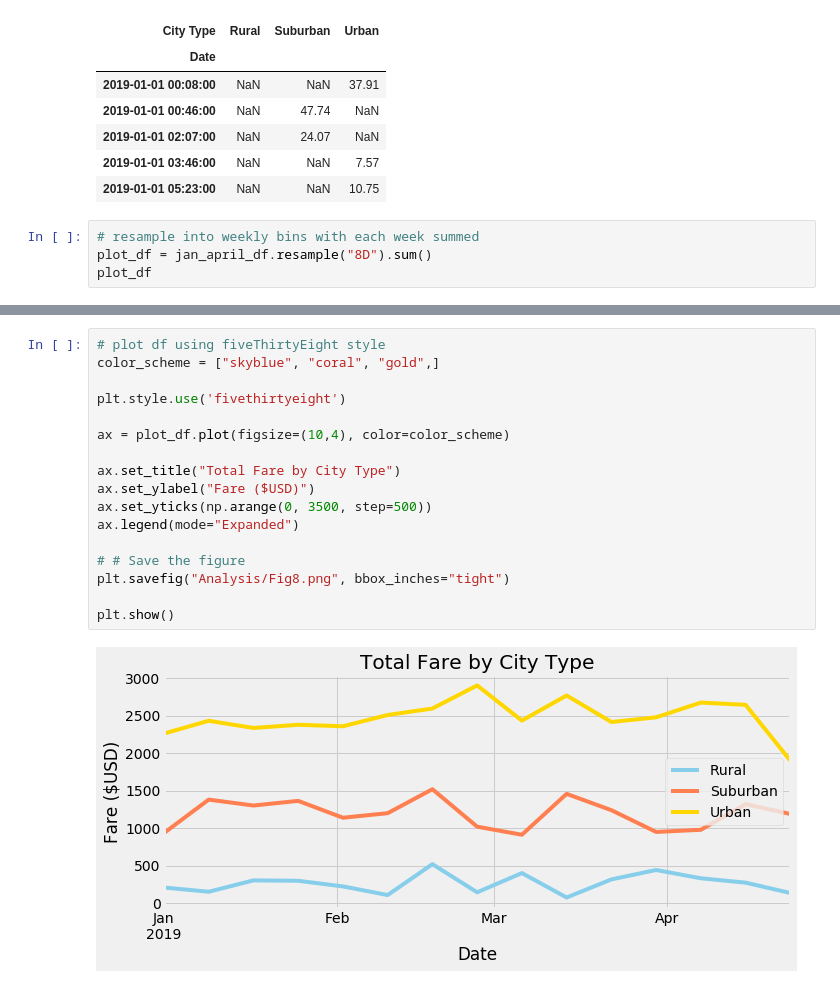
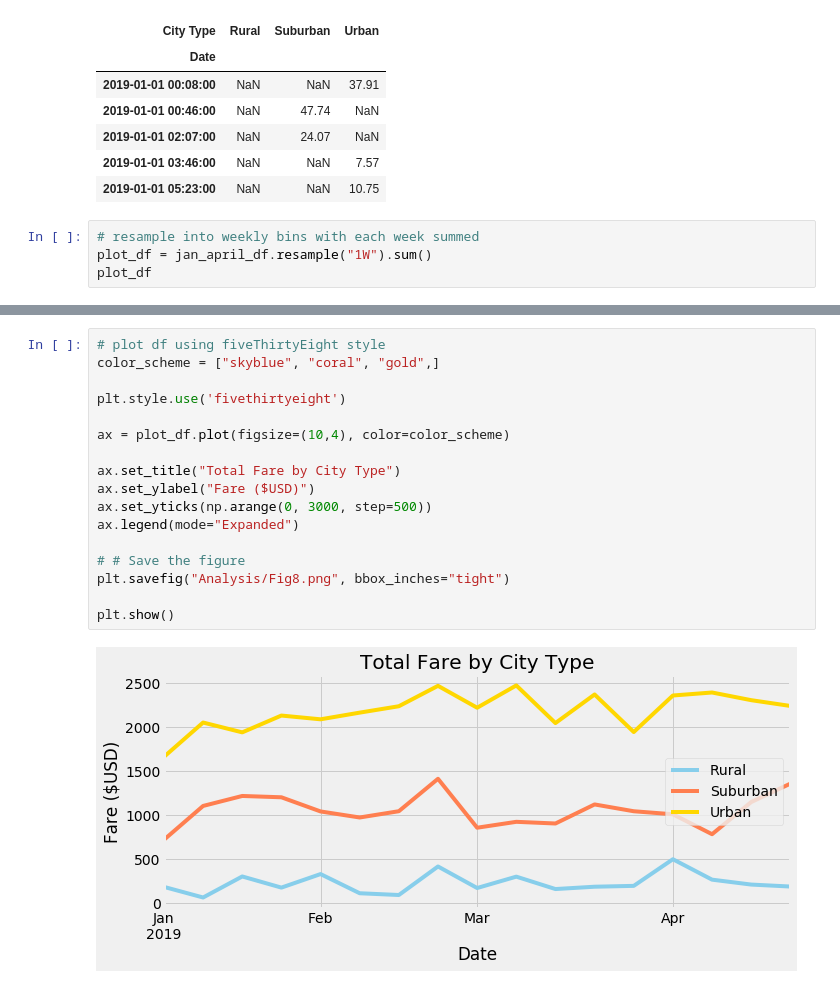
Before and after one commit to patricialan/PyBer_Analysis, a Jupyter notebook: PyBer_Challenge.ipynb, the cells around one changed output, grey strips where cells are left out. Cells and saved outputs as stored; diff of their text form.

Commit message:
fixed resample & MG fig

```diff
--- a/PyBer_Challenge.ipynb
+++ b/PyBer_Challenge.ipynb
@@ -1222,7 +1222,7 @@ jan_april_df.head()
 | 2019-01-01 05:23:00 | NaN | NaN | 10.75 |
 # %%
 # resample into weekly bins with each week summed
-plot_df = jan_april_df.resample("8D").sum()
+plot_df = jan_april_df.resample("1W").sum()
 plot_df
 # %% [output]
 | City Type | Rural | Suburban | Urban |
@@ -1245,19 +1247,19 @@ plot_df
 # %%
 # plot df using fiveThirtyEight style
 color_scheme = ["skyblue", "coral", "gold",]
 
 plt.style.use('fivethirtyeight')
 
 ax = plot_df.plot(figsize=(10,4), color=color_scheme)
 
 ax.set_title("Total Fare by City Type")
 ax.set_ylabel("Fare ($USD)")
-ax.set_yticks(np.arange(0, 3500, step=500))
+ax.set_yticks(np.arange(0, 3000, step=500))
 ax.legend(mode="Expanded")
 
 # # Save the figure
 plt.savefig("Analysis/Fig8.png", bbox_inches="tight")
 
 plt.show()
 # %% [output]
-[figure, old version]
+[figure, new version]
```
Also changed, not shown: parts of 1 cell of this notebook, 3 other files.
